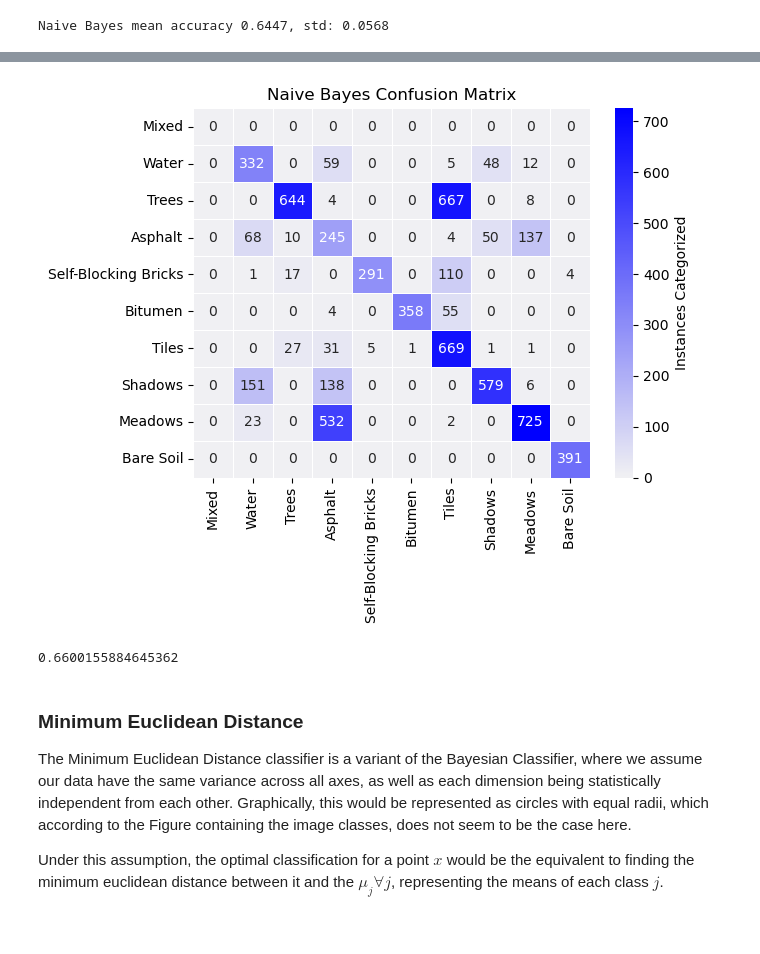
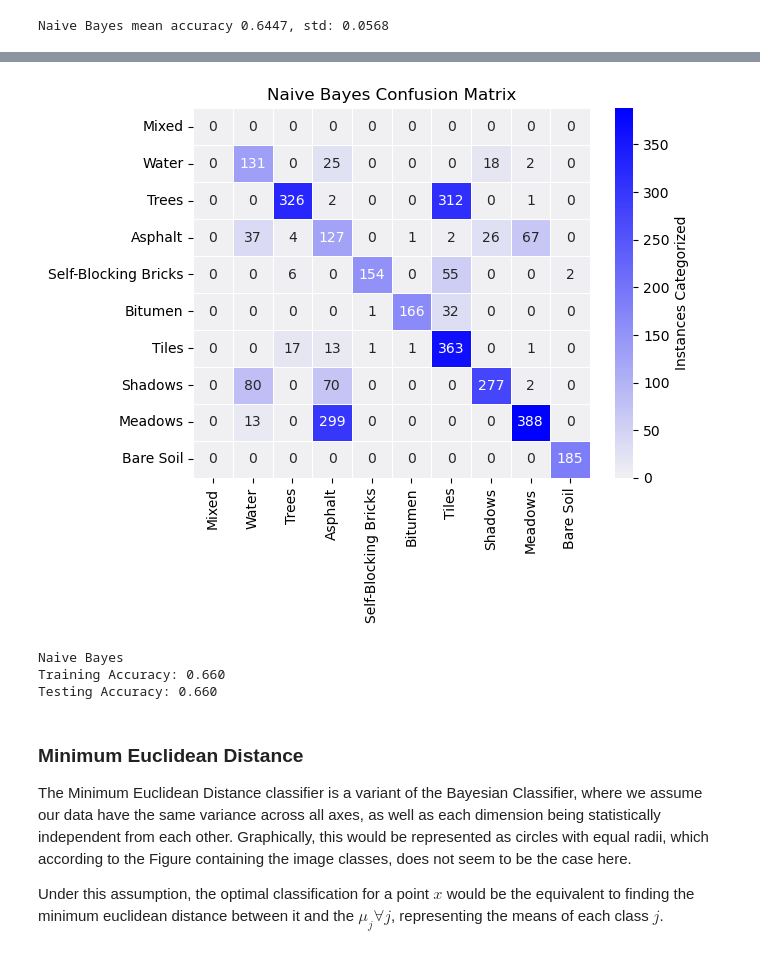
Before and after one commit to dimits-ts/hyperspectral-imaging, a Jupyter notebook: Project_AUEB.ipynb, the cells around one changed output, grey strips where cells are left out. Cells and saved outputs as stored; diff of their text form; code cells hidden in the pictures.

```diff
--- a/Project_AUEB.ipynb
+++ b/Project_AUEB.ipynb
@@ -392,8 +391,14 @@ arrays_stats([y_train_set, y_test_set, y_oper_set], names=["Train", "Test", "Ope
 # %%
 mask = y_train_set != 0
-x_train = pure_hsi[mask]
+x_train = hsi[mask]
 y_train = y_train_set[mask].flatten()
 
 x_train.shape, y_train.shape
 # %% [output]
 ((6415, 103), (6415,))
+# %%
+mask = y_test_set != 0
+x_test = hsi[mask]
+y_test = y_test_set[mask].flatten()
+
+x_test.shape, y_test.shape
@@ -444,5 +461,6 @@ print(f"Naive Bayes mean accuracy {res[0]:.4f}, std: {res[1]:.4f}")
 # %% [output]
 Naive Bayes mean accuracy 0.6447, std: 0.0568
 # %%
-naive_res = GaussianNB().fit(x_train, y_train).predict(x_train)
-arrays_stats([naive_res])
+naive_model = GaussianNB().fit(x_train, y_train)
+naive_train_res = naive_model.predict(x_train)
+naive_test_res = naive_model.predict(x_test)
@@ -487,17 +488,18 @@ array([[  0,   0,   0,   0,   0,   0,   0,   0,   0,   0],
 # %%
 def conf_matrix_heatmap(name, conf_matrix):
     sns.heatmap(conf_matrix,
                 cmap=sns.color_palette("light:b", as_cmap=True),
                 cbar_kws={'label': "Instances Categorized"},
                 annot=True, fmt="d", linewidths=.5,
                 xticklabels=class_names.values(),
                 yticklabels=class_names.values())
     plt.title(name)
     plt.show()
 
-conf_matrix_heatmap("Naive Bayes Confusion Matrix", naive_conf)
+
+conf_matrix_heatmap("Naive Bayes Confusion Matrix", confusion_matrix(naive_test_res, y_test))
 # %% [output]
-[figure, old version]
+[figure, new version]
 # %%
 def get_accuracy(predicted_labels: np.ndarray, actual_labels: np.ndarray) -> float:
     """
@@ -509,9 +511,11 @@ def get_accuracy(predicted_labels: np.ndarray, actual_labels: np.ndarray) -> flo
     return (predicted_labels.ravel() == actual_labels.ravel()).mean()
 
 
-get_accuracy(naive_res, y_train)
+print(f"Naive Bayes \nTraining Accuracy: {get_accuracy(naive_train_res, y_train):.3f}\nTesting Accuracy: {get_accuracy(naive_test_res, y_test):.3f}")
 # %% [output]
-0.6600155884645362
+Naive Bayes
+Training Accuracy: 0.660
+Testing Accuracy: 0.660
 # %% [markdown]
 ### Minimum Euclidean Distance
 
```
Also changed, not shown: parts of 28 cells of this notebook.
